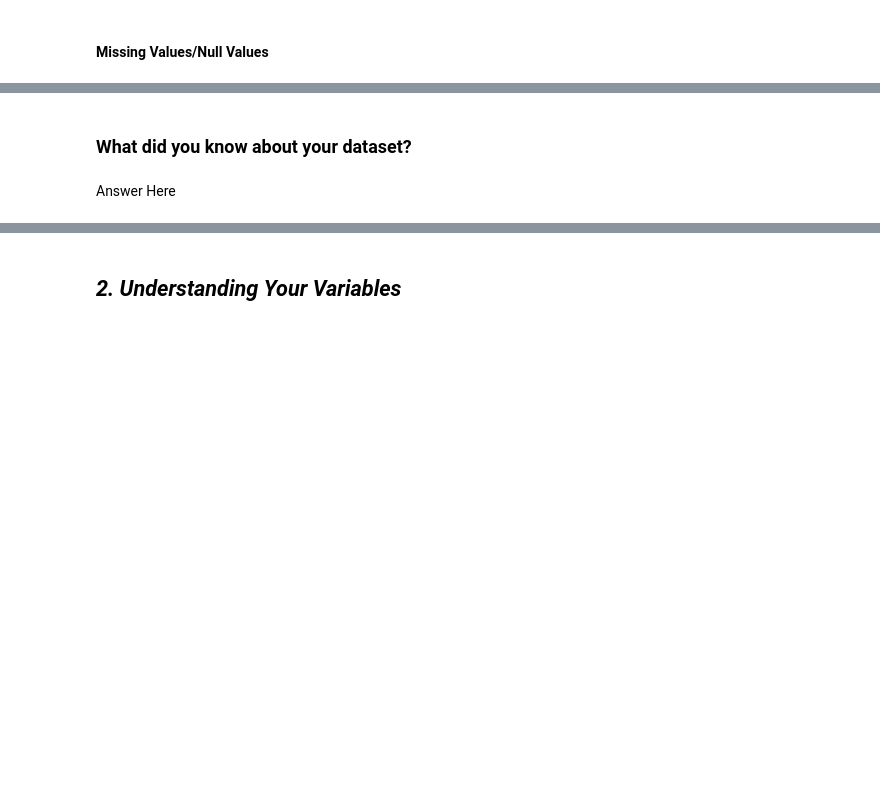
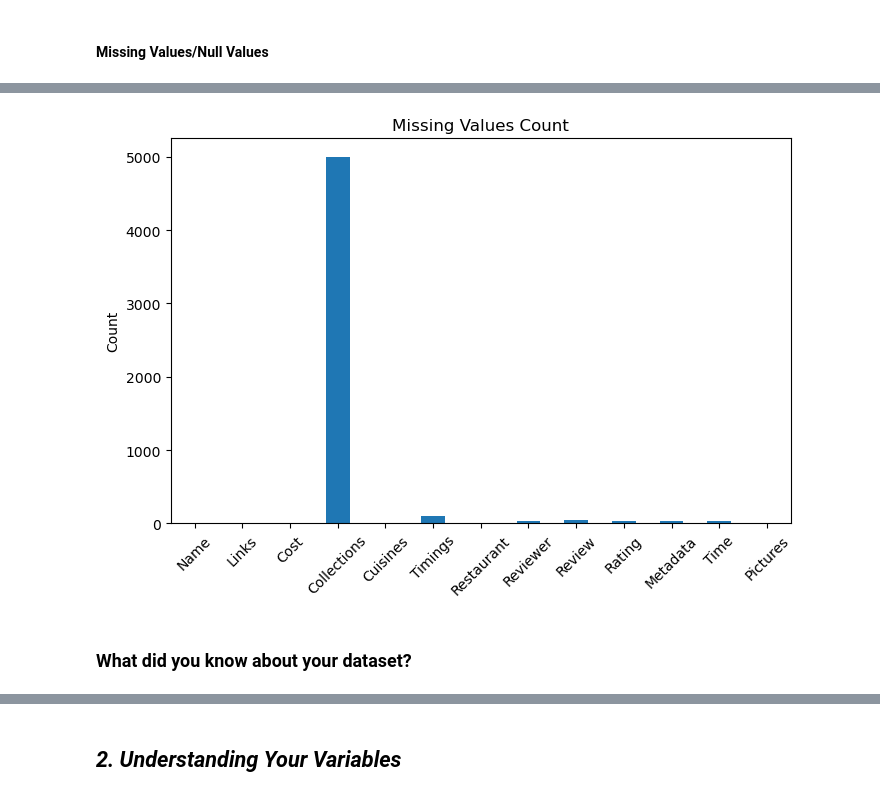
Before and after one commit to updesh1/Zomato_project, a Jupyter notebook: Sample_ML_Submission_Template.ipynb, the cells around one changed output, grey strips where cells are left out. Drawn from its saved outputs; the diff is of its cells as text; code cells hidden in the pictures; blank space fills up the shorter version.

```diff
--- a/Sample_ML_Submission_Template.ipynb
+++ b/Sample_ML_Submission_Template.ipynb
@@ -86,2 +88,6 @@ M - Multivariate Analysis
+# %%
+# Load Dataset
+meta = pd.read_csv('Zomato Restaurant names and Metadata.csv')
+reviews = pd.read_csv('Zomato Restaurant reviews.csv')
 # %% [markdown]
 ### Dataset First View
@@ -89,0 +94,6 @@ M - Multivariate Analysis
+# %%
+# Dataset First Look
+df = pd.merge(meta, reviews, left_on='Name', right_on='Restaurant', how='inner')
+
+print("Shape:", df.shape)
+df.head()
@@ -103,3 +154,5 @@ M - Multivariate Analysis
 #### Missing Values/Null Values
 # %%
 # Missing Values/Null Values Count
+missing_values = df.isnull().sum()
+print(missing_values)
@@ -108,4 +174,11 @@ M - Multivariate Analysis
+# %%
+# Visualizing the missing values
+missing_values.plot(kind='bar')
+plt.title("Missing Values Count")
+plt.ylabel("Count")
+plt.xticks(rotation=45)
+plt.show()
+# %% [output]
+[figure, added]
 # %% [markdown]
 ### What did you know about your dataset?
-# %% [markdown]
-Answer Here
```
Also changed, not shown: parts of 43 cells of this notebook.
